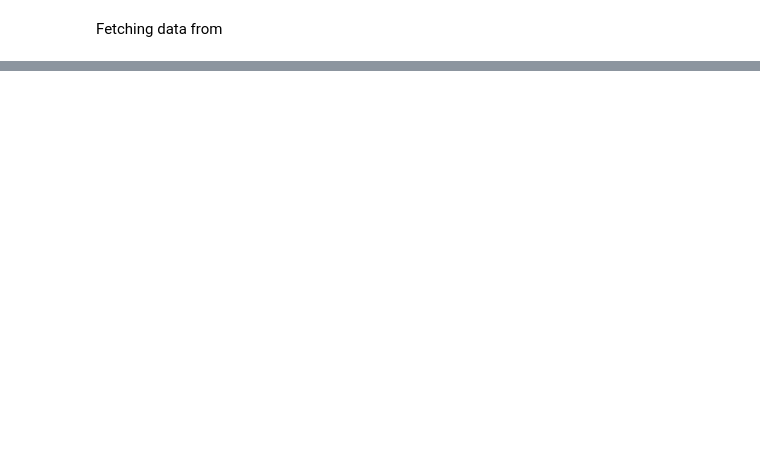
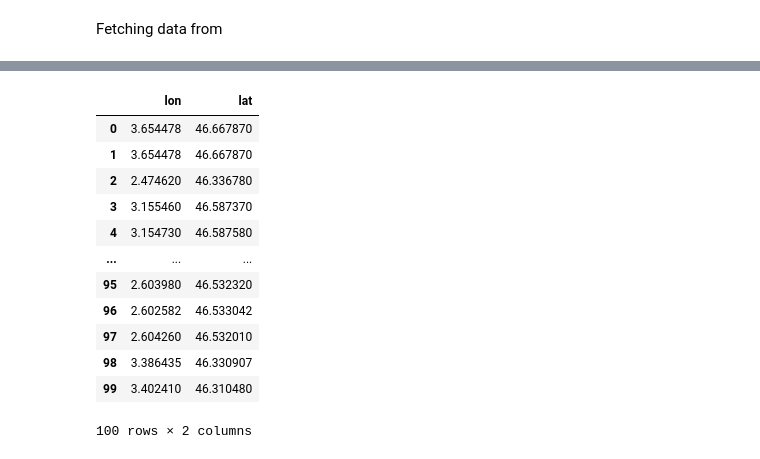
Before and after one commit to pierreantoineviudes/infra_jo_viz, a Jupyter notebook: utils/explore_data.ipynb, the cells around one changed output, grey strips where cells are left out. Saved outputs shown, nothing was run; the diff lists cells and outputs as text; code cells hidden in the pictures; blank space fills up the shorter version.

```diff
--- a/utils/explore_data.ipynb
+++ b/utils/explore_data.ipynb
@@ -31,6 +31,22 @@ dtypes: float64(10), object(93)
 memory usage: 80.6+ KB
 # %%
 coords = pd.json_normalize(data.coordonnees)
+# %%
+coords
+# %% [output]
+|  | lon | lat |
+| 0 | 3.654478 | 46.667870 |
+| 1 | 3.654478 | 46.667870 |
+| 2 | 2.474620 | 46.336780 |
+| 3 | 3.155460 | 46.587370 |
+| 4 | 3.154730 | 46.587580 |
+| ... | ... | ... |
+| 95 | 2.603980 | 46.532320 |
+| 96 | 2.602582 | 46.533042 |
+| 97 | 2.604260 | 46.532010 |
+| 98 | 3.386435 | 46.330907 |
+| 99 | 3.402410 | 46.310480 |
+100 rows × 2 columns
 # %%
 import matplotlib.pyplot as plt
 
```
Also changed, not shown: parts of 6 cells of this notebook, 1 other file.
